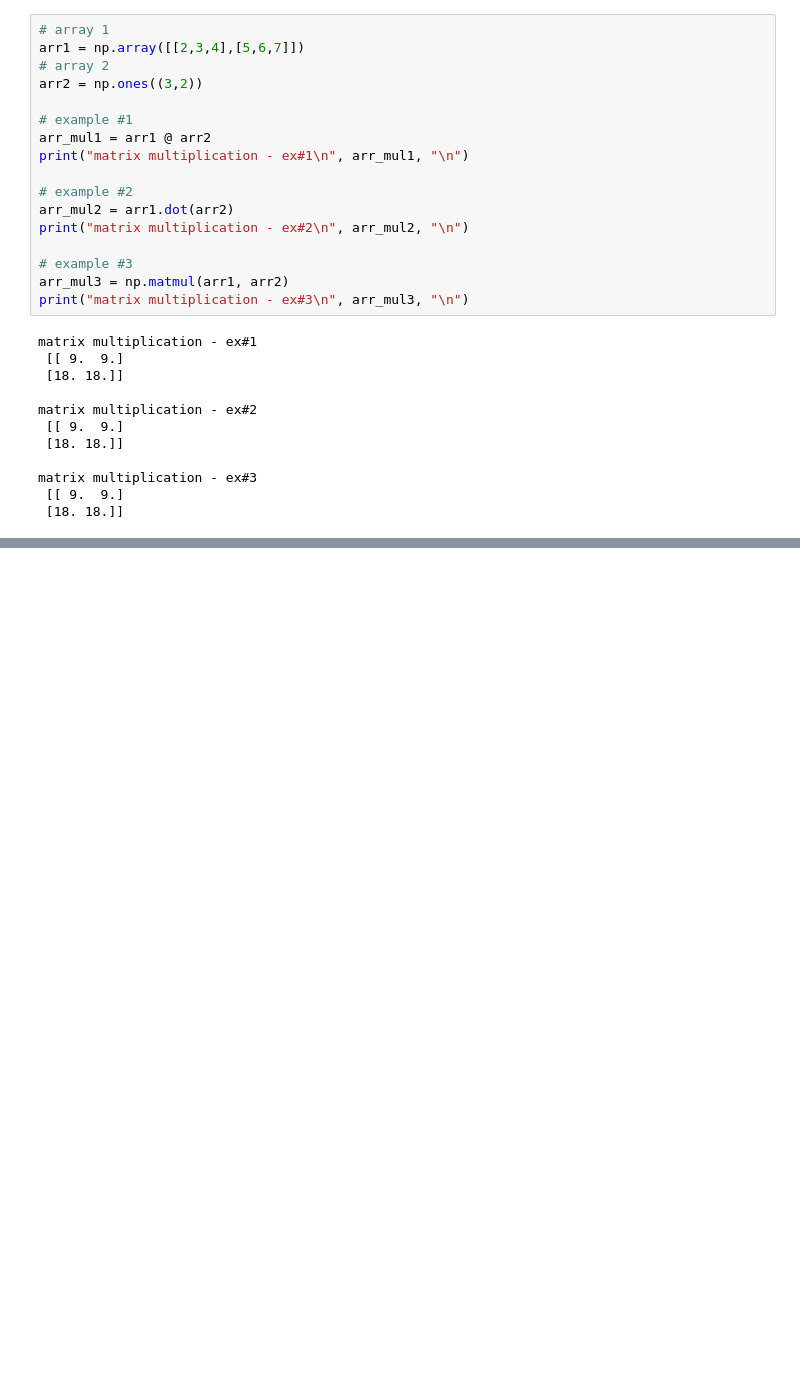
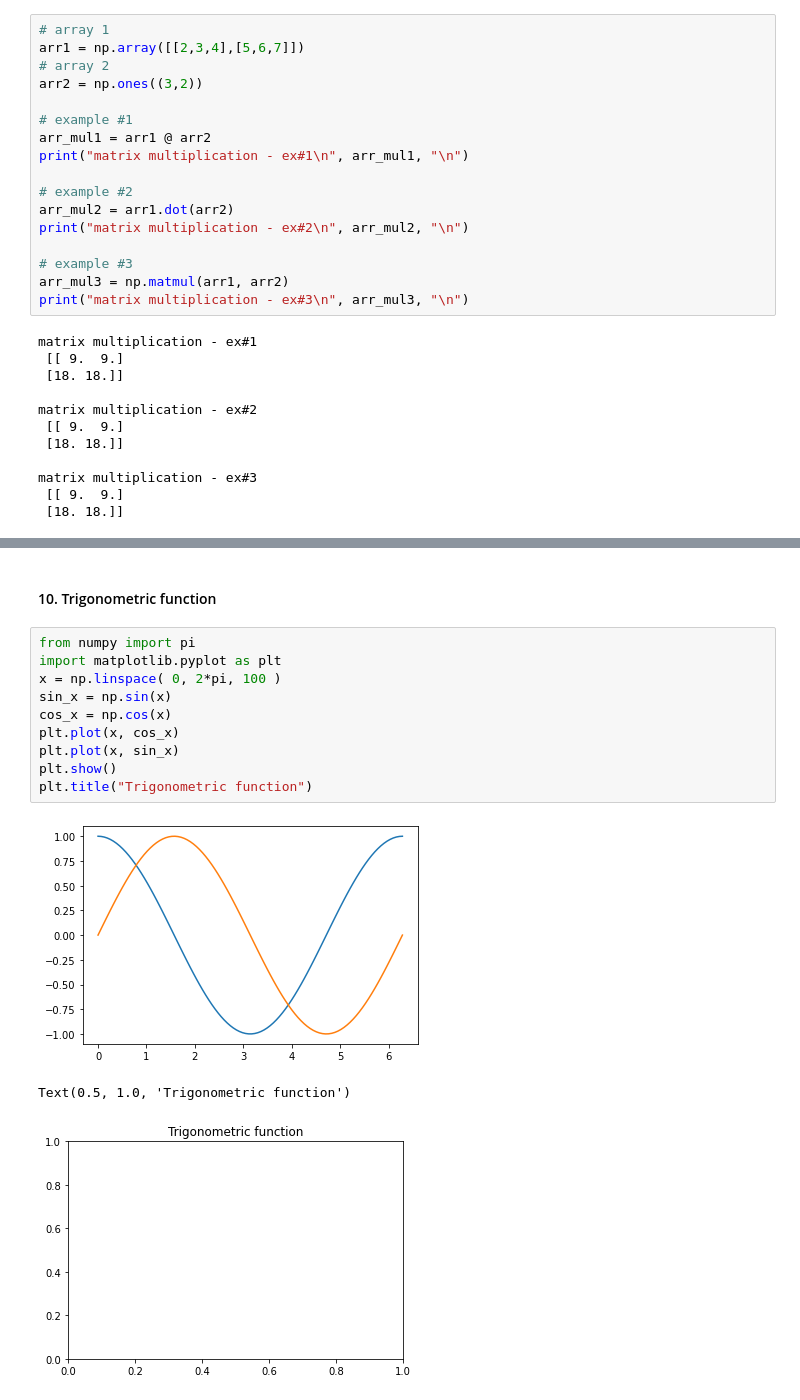
Before and after one commit to Nicedonghan/python, a Jupyter notebook: Jupyter_study/Numpy_Example.ipynb, the cells around one changed output, grey strips where cells are left out. Saved outputs shown, nothing was run; the diff lists cells and outputs as text; blank space fills up the shorter version.

```diff
--- a/Jupyter_study/Numpy_Example.ipynb
+++ b/Jupyter_study/Numpy_Example.ipynb
@@ -201,0 +265,16 @@ matrix multiplication - ex#3
+# %% [markdown]
+#### 10. Trigonometric function
+# %%
+from numpy import pi
+import matplotlib.pyplot as plt
+x = np.linspace( 0, 2*pi, 100 )
+sin_x = np.sin(x)
+cos_x = np.cos(x)
+plt.plot(x, cos_x)
+plt.plot(x, sin_x)
+plt.show()
+plt.title("Trigonometric function")
+# %% [output]
+[figure, added]
+Text(0.5, 1.0, 'Trigonometric function')
+[figure, added]
```
Also changed, not shown: parts of 8 cells of this notebook, 1 other file.
